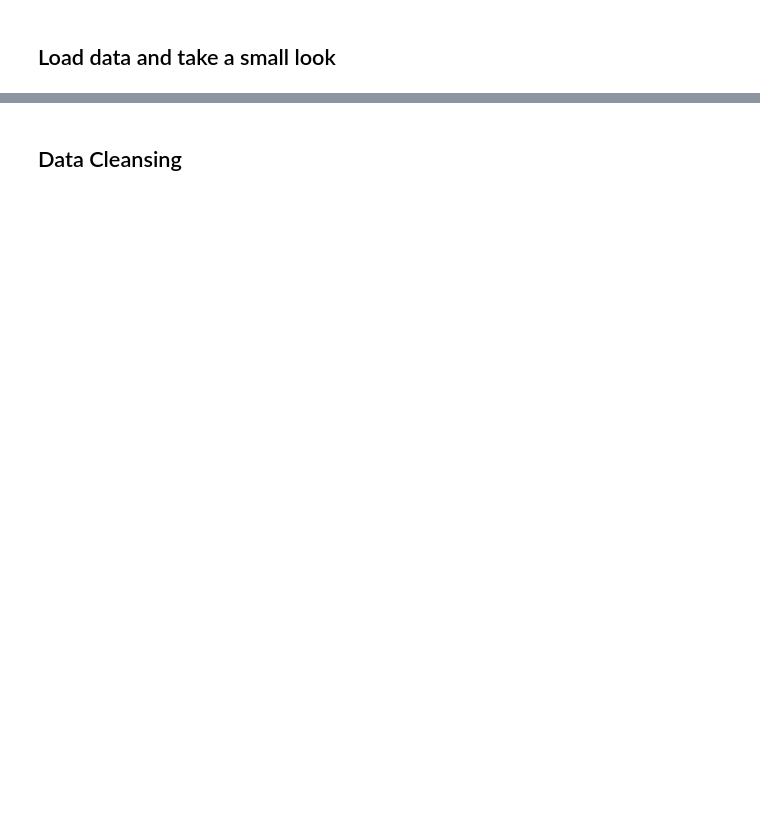
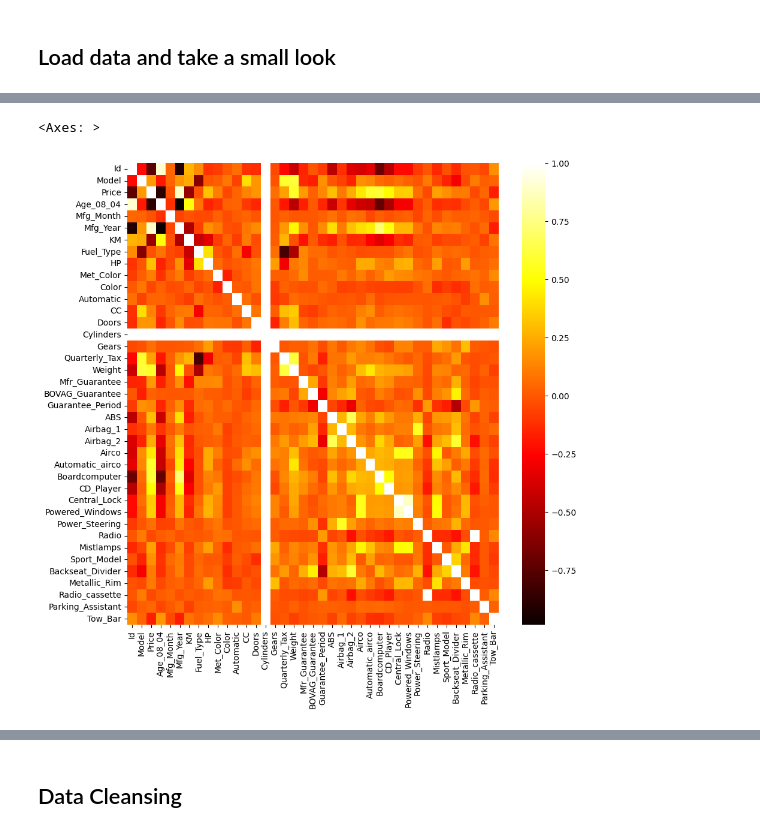
Before and after one commit to rubenfonnegra/analitica_datos, a Jupyter notebook: Sem_10/Practicum_9.ipynb, the cells around one changed output, grey strips where cells are left out. Saved outputs shown, nothing was run; the diff lists cells and outputs as text; code cells hidden in the pictures; blank space fills up the shorter version.

```diff
--- a/Sem_10/Practicum_9.ipynb
+++ b/Sem_10/Practicum_9.ipynb
@@ -30,0 +81,28 @@ _
+# %%
+model2key = {}
+
+for i, key in enumerate(np.unique(data.Model)): model2key [key] = i
+key2model = dict(zip(model2key.values(), model2key.keys()))
+
+data['Model'] = data['Model'].map(model2key)
+# %%
+fuel2key = {}
+
+for i, key in enumerate(np.unique(data.Fuel_Type)): fuel2key [key] = i
+key2fuel = dict(zip(fuel2key.values(), fuel2key.keys()))
+
+data['Fuel_Type'] = data['Fuel_Type'].map(fuel2key)
+# %%
+color2key = {}
+
+for i, key in enumerate(np.unique(data.Color)): color2key [key] = i
+key2color = dict(zip(color2key.values(), color2key.keys()))
+
+data['Color'] = data['Color'].map(color2key)
+# %%
+corr = data.corr()
+_, ax = plt.subplots(figsize=(10,10))
+sns.heatmap(corr, cmap='hot', ax=ax)
+# %% [output]
+<Axes: >
+[figure, added]
```
Also changed, not shown: parts of 56 cells of this notebook, 3 other files.
